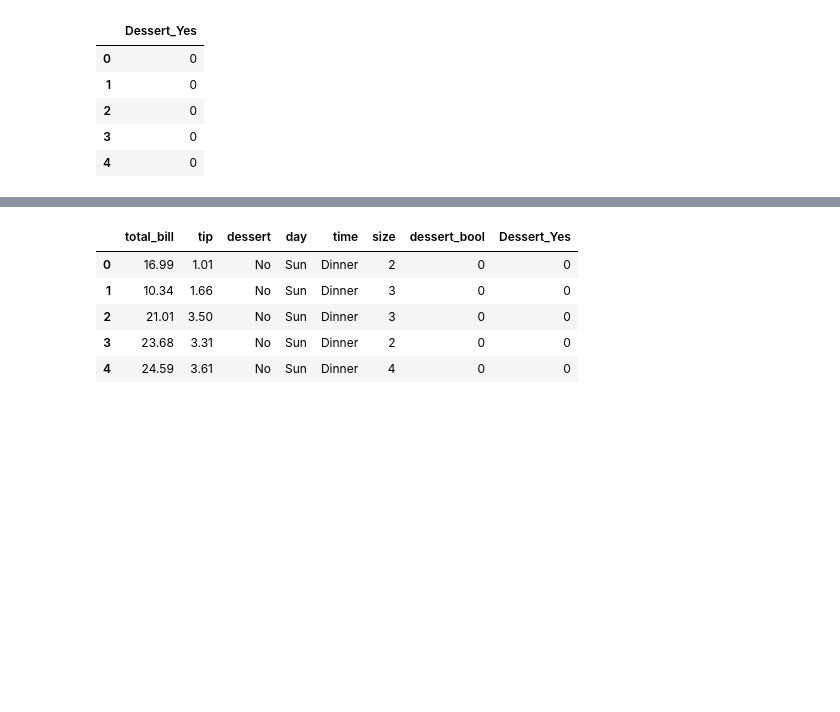
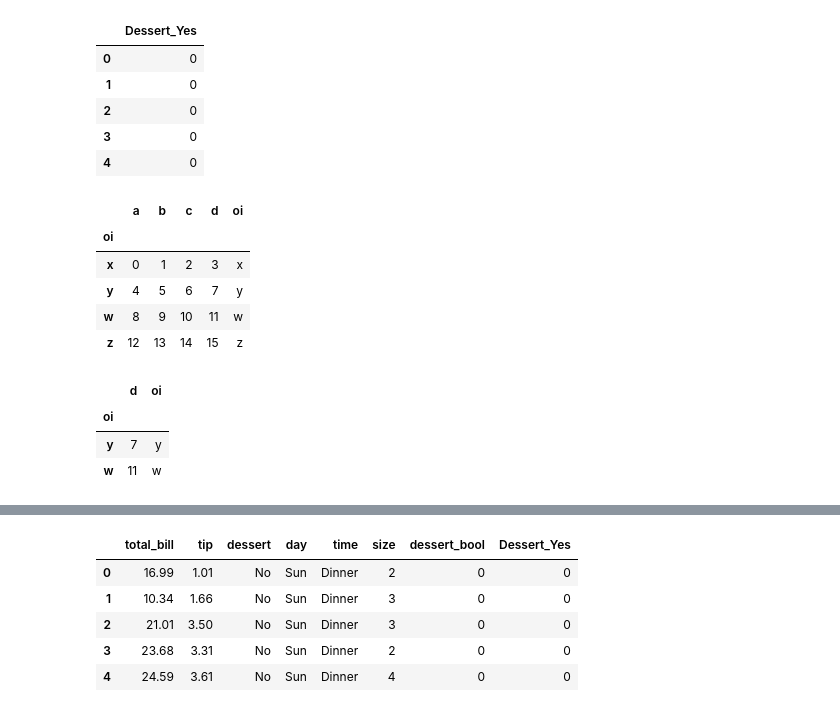
Before and after one commit to GabrielSimonetto/machine_learning, a Jupyter notebook: datascience/Dummies.ipynb, the cells around one changed output, grey strips where cells are left out. Drawn from its saved outputs; the diff is of its cells as text; code cells hidden in the pictures; blank space fills up the shorter version.

```diff
--- a/datascience/Dummies.ipynb
+++ b/datascience/Dummies.ipynb
@@ -45,3 +47,22 @@ pd.get_dummies(df['dessert'], prefix='Dessert').iloc[:, 1:].head()
+# %%
+df = pd.DataFrame(np.arange(16).reshape(4,4), columns=['a','b','c','d'])
+df['oi'] = ['x','y','w','z']
+df = df.set_index(df['oi'])
+df
+# %% [output]
+|  | a | b | c | d | oi |
+| oi |  |  |  |  |  |
+| x | 0 | 1 | 2 | 3 | x |
+| y | 4 | 5 | 6 | 7 | y |
+| w | 8 | 9 | 10 | 11 | w |
+| z | 12 | 13 | 14 | 15 | z |
+# %%
+df.iloc[1:3 , 3:5]
+# %% [output]
+|  | d | oi |
+| oi |  |  |
+| y | 7 | y |
+| w | 11 | w |
 # %%
 #ai tu pode ate concatenar esse negocio na tabela
 dummies_dessert = pd.get_dummies(df['dessert'], prefix='Dessert').iloc[:, 1:]
```
Also changed, not shown: parts of 4 cells of this notebook, 3 other files.
